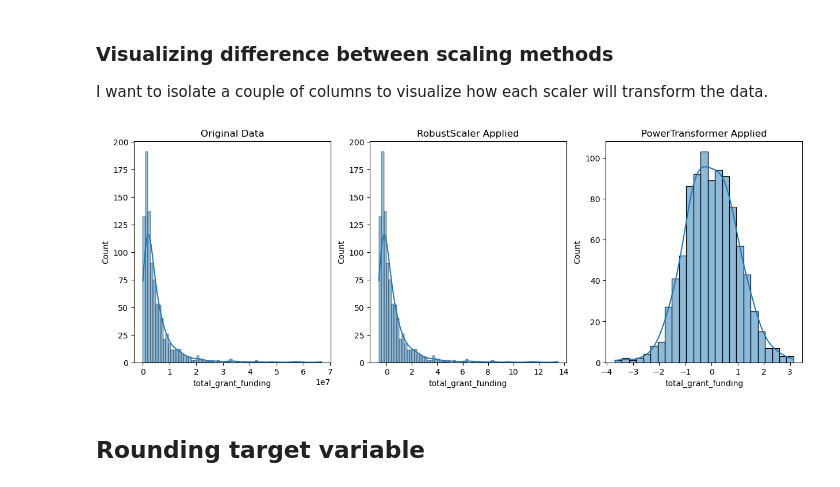
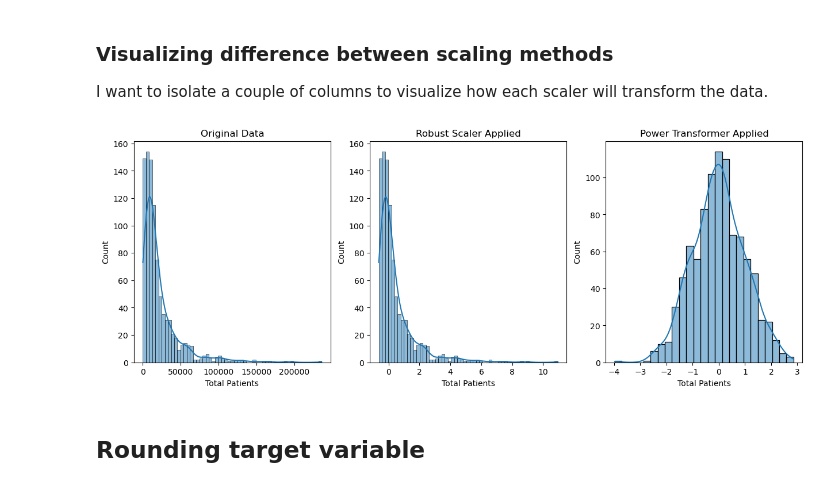
Before and after one commit to dezertdweller/capstone-project-fqhc-model, a Jupyter notebook: notebooks/pre-processing.ipynb, the cells around one changed output. Drawn from its saved outputs; the diff is of its cells as text; code cells hidden in the pictures.

Commit message:
Added new visualizations for reports.

```diff
--- a/notebooks/pre-processing.ipynb
+++ b/notebooks/pre-processing.ipynb
@@ -388,15 +388,20 @@ X_train_imputed_robust.head()
 I want to isolate a couple of columns to visualize how each scaler will transform the data.
 # %%
 fig, ax = plt.subplots(1, 3, figsize=(15, 5))
-sns.histplot(X_train['total_grant_funding'], ax=ax[0], kde=True)
+sns.histplot(X_train['total_patients'], ax=ax[0], kde=True)
 ax[0].set_title('Original Data')
-sns.histplot(X_train_reduced_robust['total_grant_funding'], ax=ax[1], kde=True)
-ax[1].set_title('RobustScaler Applied')
-sns.histplot(X_train_reduced_power['total_grant_funding'], ax=ax[2], kde=True)
-ax[2].set_title('PowerTransformer Applied')
+ax[0].set_xlabel('Total Patients')
+
+sns.histplot(X_train_reduced_robust['total_patients'], ax=ax[1], kde=True)
+ax[1].set_title('Robust Scaler Applied')
+ax[1].set_xlabel('Total Patients')
+
+sns.histplot(X_train_reduced_power['total_patients'], ax=ax[2], kde=True)
+ax[2].set_title('Power Transformer Applied')
+ax[2].set_xlabel('Total Patients')
 plt.show()
 # %% [output]
-[figure, old version]
+[figure, new version]
 # %% [markdown]
 ## Rounding target variable
 # %%
```
Also changed, not shown: parts of 5 cells of this notebook, 1 other file.
